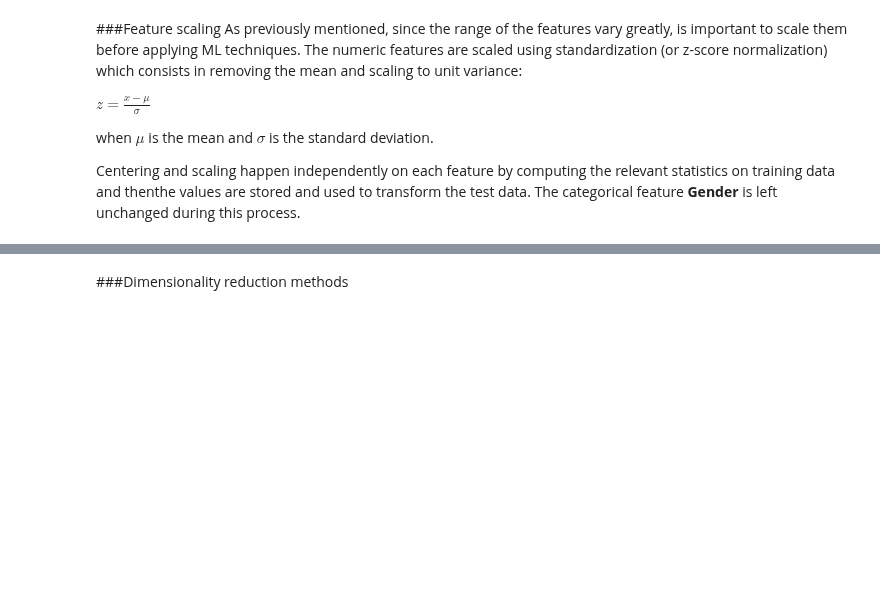
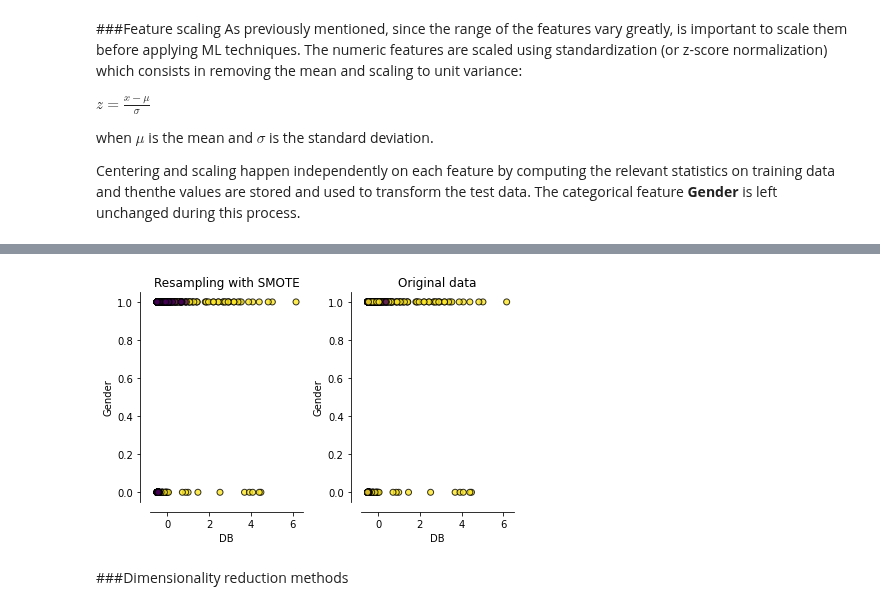
Before and after one commit to Vaxx66/DataSpaces_project, a Jupyter notebook: DataSpaces_project.ipynb, the cells around one changed output, grey strips where cells are left out. Saved outputs shown, nothing was run; the diff lists cells and outputs as text; code cells hidden in the pictures; blank space fills up the shorter version.

```diff
--- a/DataSpaces_project.ipynb
+++ b/DataSpaces_project.ipynb
@@ -1336,3 +1351,7 @@ plot_augmented_data(X_train, y_train, ['SGPT','SGOT'], feature_scaler, class_bal
+# %%
+plot_augmented_data(X_train, y_train, ['DB','Gender'], feature_scaler, class_balancer)
+# %% [output]
+[figure, added]
 # %% [markdown]
 ###Dimensionality reduction methods
 # %% [markdown]
```
Also changed, not shown: parts of 5 cells of this notebook.
